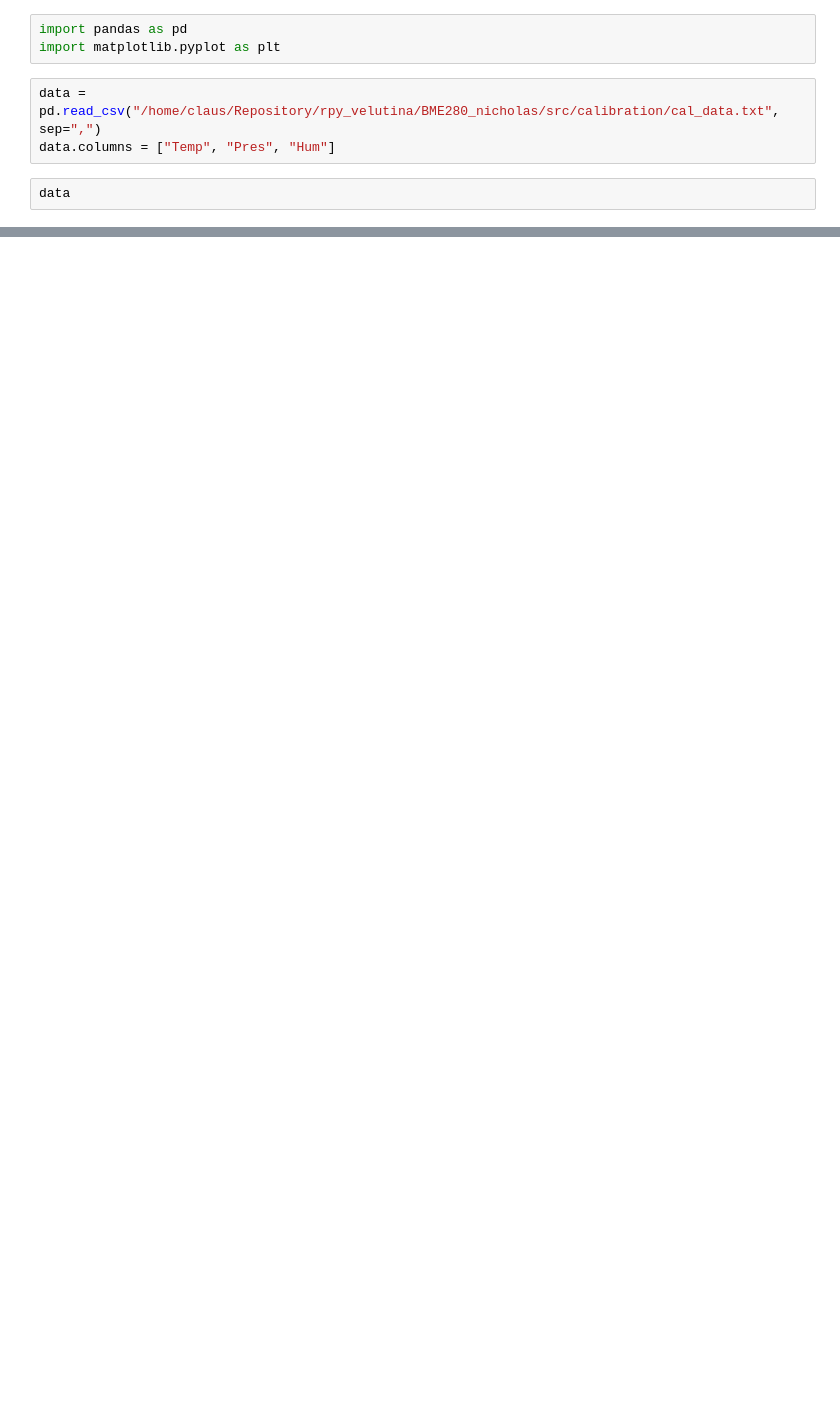
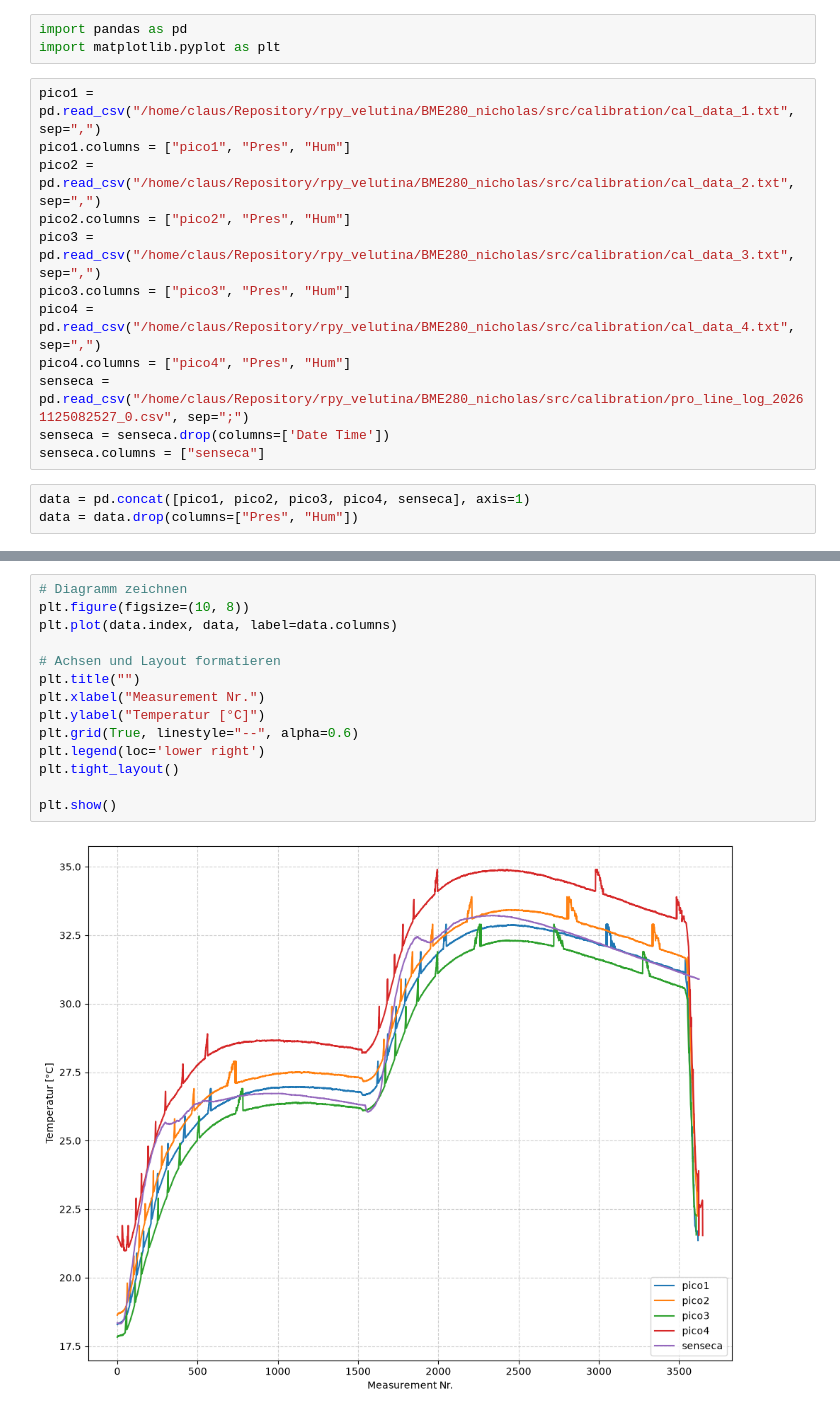
Before and after one commit to hydroclaus/rpy_velutina, a Jupyter notebook: BME280_nicholas/src/calibration/auswertung.ipynb, the cells around one changed output, grey strips where cells are left out. Cells and saved outputs as stored; diff of their text form; blank space fills up the shorter version.

Commit message:
analyze temp data oven

```diff
--- a/BME280_nicholas/src/calibration/auswertung.ipynb
+++ b/BME280_nicholas/src/calibration/auswertung.ipynb
@@ -2,7 +2,17 @@
 import pandas as pd
 import matplotlib.pyplot as plt
 # %%
-data = pd.read_csv("/home/claus/Repository/rpy_velutina/BME280_nicholas/src/calibration/cal_data.txt", sep=",")
-data.columns = ["Temp", "Pres", "Hum"]
+pico1 = pd.read_csv("/home/claus/Repository/rpy_velutina/BME280_nicholas/src/calibration/cal_data_1.txt", sep=",")
+pico1.columns = ["pico1", "Pres", "Hum"]
+pico2 = pd.read_csv("/home/claus/Repository/rpy_velutina/BME280_nicholas/src/calibration/cal_data_2.txt", sep=",")
+pico2.columns = ["pico2", "Pres", "Hum"]
+pico3 = pd.read_csv("/home/claus/Repository/rpy_velutina/BME280_nicholas/src/calibration/cal_data_3.txt", sep=",")
+pico3.columns = ["pico3", "Pres", "Hum"]
+pico4 = pd.read_csv("/home/claus/Repository/rpy_velutina/BME280_nicholas/src/calibration/cal_data_4.txt", sep=",")
+pico4.columns = ["pico4", "Pres", "Hum"]
+senseca = pd.read_csv("/home/claus/Repository/rpy_velutina/BME280_nicholas/src/calibration/pro_line_log_20261125082527_0.csv", sep=";")
+senseca = senseca.drop(columns=['Date Time'])
+senseca.columns = ["senseca"]
 # %%
-data
+data = pd.concat([pico1, pico2, pico3, pico4, senseca], axis=1)
+data = data.drop(columns=["Pres", "Hum"])
@@ -27,0 +35,16 @@ plt.plot(data["Temp"])
+# %%
+# Diagramm zeichnen
+plt.figure(figsize=(10, 8))
+plt.plot(data.index, data, label=data.columns)
+
+# Achsen und Layout formatieren
+plt.title("")
+plt.xlabel("Measurement Nr.")
+plt.ylabel("Temperatur [°C]")
+plt.grid(True, linestyle="--", alpha=0.6)
+plt.legend(loc='lower right')
+plt.tight_layout()
+
+plt.show()
+# %% [output]
+[figure, added]
```
Also changed, not shown: parts of 3 cells of this notebook, 5 other files.
